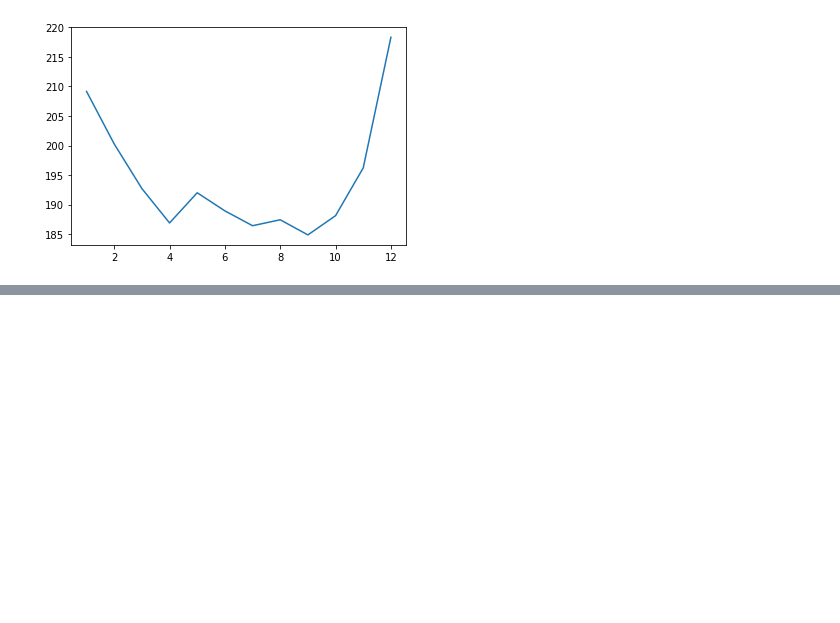
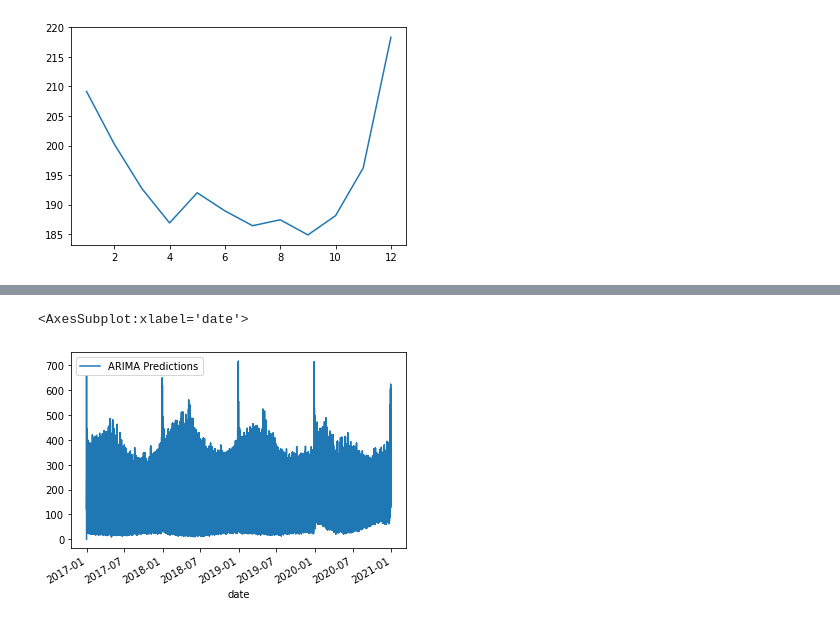
Before and after one commit to black-blip/tabularPlaygroundSep22, a Jupyter notebook: salesprediction.ipynb, the cells around one changed output, grey strips where cells are left out. Saved outputs shown, nothing was run; the diff lists cells and outputs as text; code cells hidden in the pictures; blank space fills up the shorter version.

Commit message:
incomplete arima

```diff
--- a/salesprediction.ipynb
+++ b/salesprediction.ipynb
@@ -261,7 +231,6 @@ See the caveats in the documentation: https://pandas.pydata.org/pandas-docs/stab
 # %%
-X = train_df.drop(columns=['num_sold','row_id','country','store','product','date'])
-y = train_df['num_sold']
+X = df.drop(columns=['num_sold'],axis=1)
+
+y = df['num_sold']
 
 X_train, X_test, y_train, y_test = train_test_split(X, y, test_size=0.33, random_state=42)
-
-X_train
@@ -300,0 +237,23 @@ array([0.80725386, 0.80008821, 0.80495615, 0.76892175, 0.63433175])
+# %%
+lr = LinearRegression()
+lr.fit(X_train, y_train)
+print(lr.score(X_test,y_test))
+y1 = lr.predict(X_test)
+
+
+
+lasso = LassoCV(n_alphas=200)
+lasso.fit(X_train, y_train)
+print(lasso.score(X_test,y_test))
+y_lasso = lasso.predict(X_test)
+
+ridge = RidgeCV(alphas=np.linspace(.1, 10, 100))
+ridge.fit(X_train,y_train)
+ridge.score(X_test,y_test)
+y_ridge = ridge.predict(X_test)
+
+
+dt = DecisionTreeRegressor()
+dt.fit(X_train,y_train)
+print(dt.score(X_test,y_test))
+y_predict = dt.predict(X_test)
@@ -300,0 +320,7 @@ array([0.80725386, 0.80008821, 0.80495615, 0.76892175, 0.63433175])
+# %%
+from statsmodels.tsa.arima.model import ARIMA
+series = pd.DataFrame()
+series['values'] = df['num_sold']
+model = ARIMA(df['num_sold'], order=(5,1,0))
+model_fit = model.fit()
+print(model_fit.summary())
@@ -300,0 +352,8 @@ array([0.80725386, 0.80008821, 0.80495615, 0.76892175, 0.63433175])
+# %%
+start = len(X_train)
+end = len(X_train)+len(X_test)-1
+pred=model_fit.predict(typ='levels').rename('ARIMA Predictions')
+pred.plot(legend=True)
+# %% [output]
+<AxesSubplot:xlabel='date'>
+[figure, added]
```
Also changed, not shown: parts of 47 cells of this notebook.
